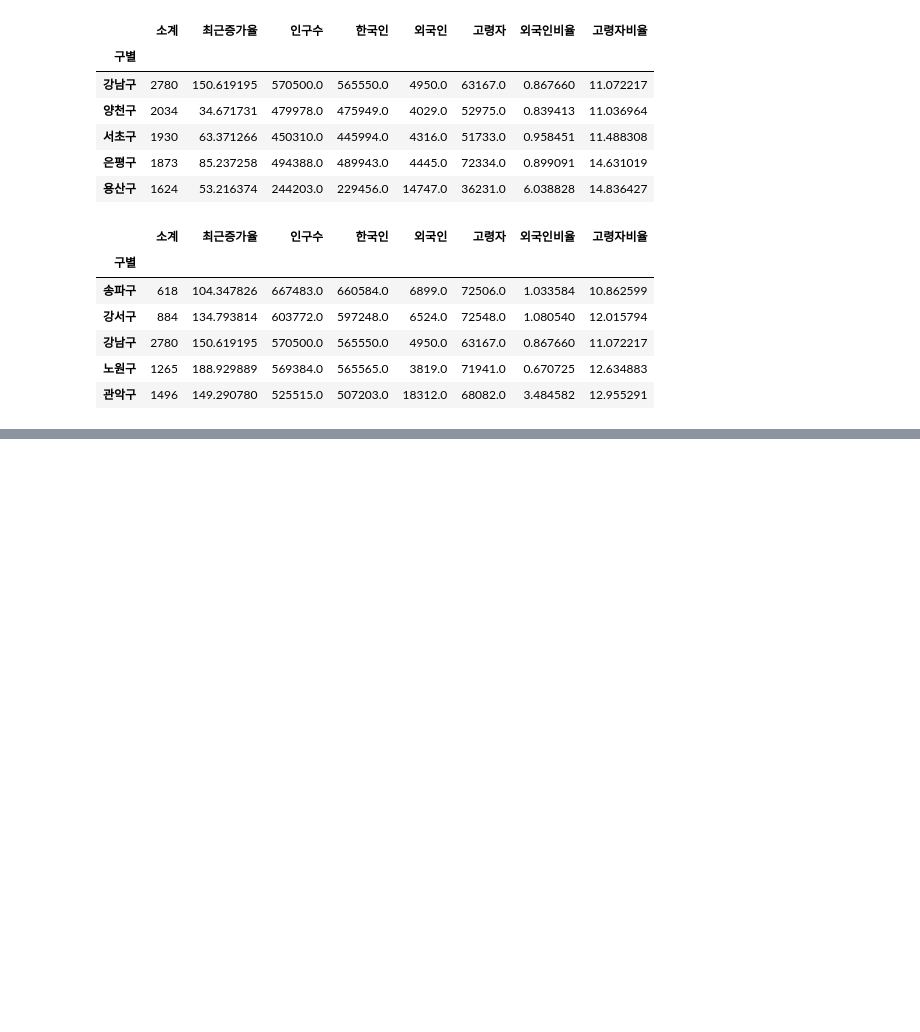
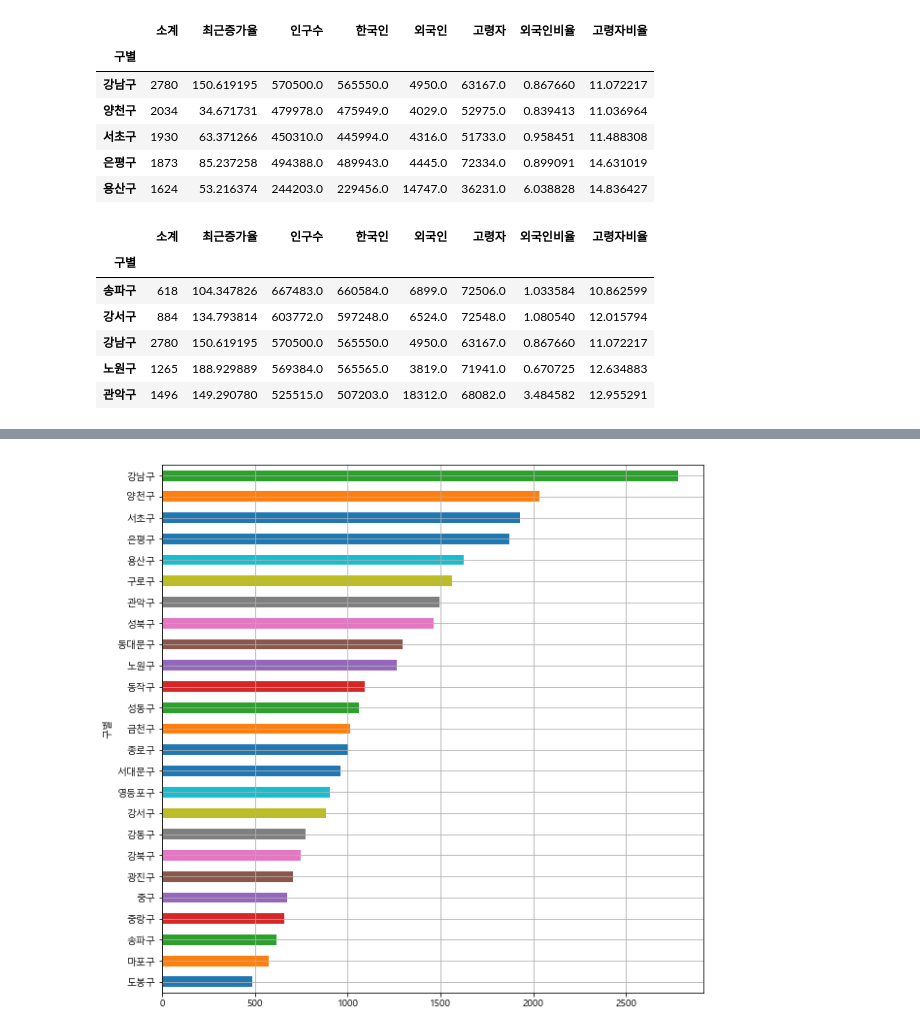
Before and after one commit to ESENS12/DataScience, a Jupyter notebook: CCTV_in_Seoul.ipynb, the cells around one changed output, grey strips where cells are left out. Cells and saved outputs as stored; diff of their text form; code cells hidden in the pictures; blank space fills up the shorter version.

```diff
--- a/CCTV_in_Seoul.ipynb
+++ b/CCTV_in_Seoul.ipynb
@@ -273,0 +301,6 @@ data_result.sort_values(by='인구수',ascending=False).head(5)
+# %%
+#정렬 시켜서 보기
+data_result['소계'].sort_values().plot(kind='barh', grid=True, figsize=(10,10)) #kind = bar horizontal
+plt.show()
+# %% [output]
+[figure, added]
```
Also changed, not shown: parts of 6 cells of this notebook.
